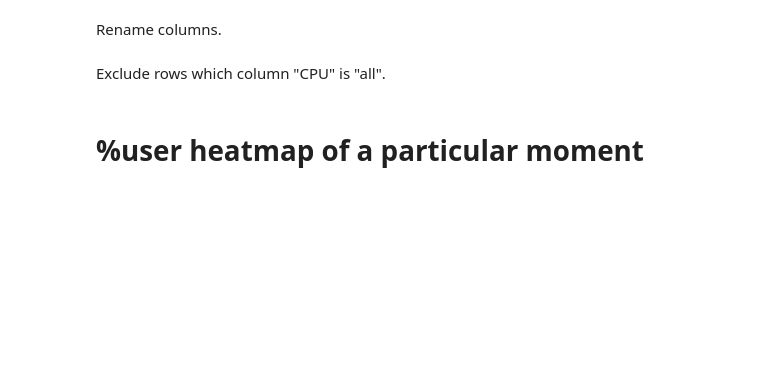
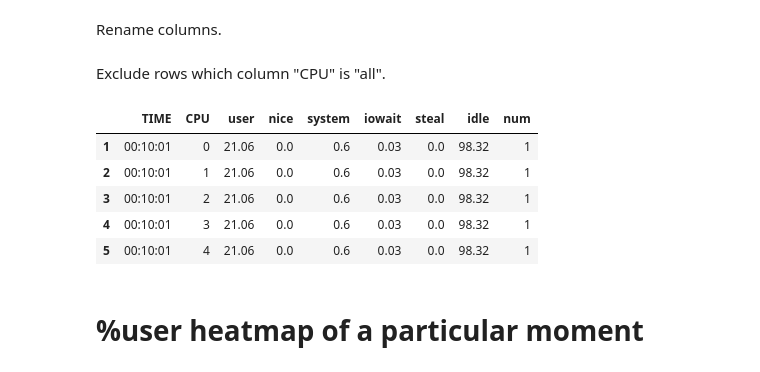
Before and after one commit to atorik/viz_resources, a Jupyter notebook: cpu_heatmap.ipynb, the cells around one changed output. Drawn from its saved outputs; the diff is of its cells as text; code cells hidden in the pictures; blank space fills up the shorter version.

```diff
--- a/cpu_heatmap.ipynb
+++ b/cpu_heatmap.ipynb
@@ -18,6 +29,15 @@ Exclude rows which column "CPU" is "all".
 df = df[df["CPU"] != "all"]
 # %%
 df['num'] = [1 for i in range(len(df))]
+# %%
+df.head()
+# %% [output]
+|  | TIME | CPU | user | nice | system | iowait | steal | idle | num |
+| 1 | 00:10:01 | 0 | 21.06 | 0.0 | 0.6 | 0.03 | 0.0 | 98.32 | 1 |
+| 2 | 00:10:01 | 1 | 21.06 | 0.0 | 0.6 | 0.03 | 0.0 | 98.32 | 1 |
+| 3 | 00:10:01 | 2 | 21.06 | 0.0 | 0.6 | 0.03 | 0.0 | 98.32 | 1 |
+| 4 | 00:10:01 | 3 | 21.06 | 0.0 | 0.6 | 0.03 | 0.0 | 98.32 | 1 |
+| 5 | 00:10:01 | 4 | 21.06 | 0.0 | 0.6 | 0.03 | 0.0 | 98.32 | 1 |
 # %% [markdown]
 %user heatmap of a particular moment
 ====
```
Also changed, not shown: parts of 9 cells of this notebook.
